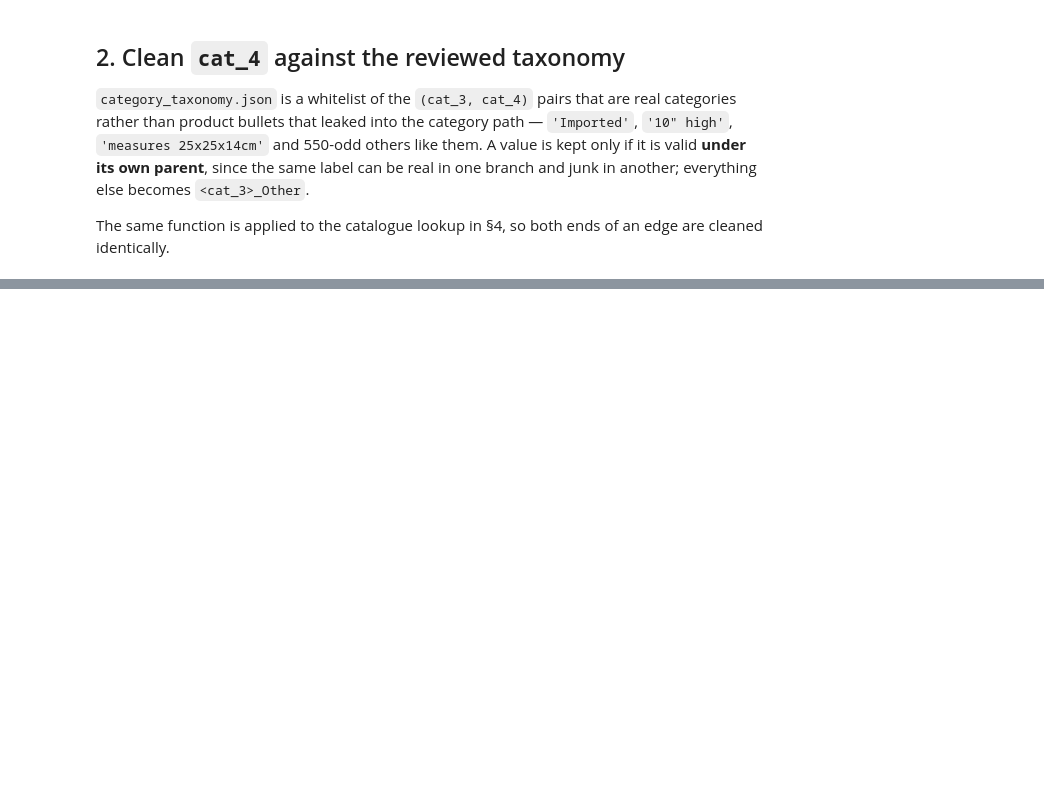
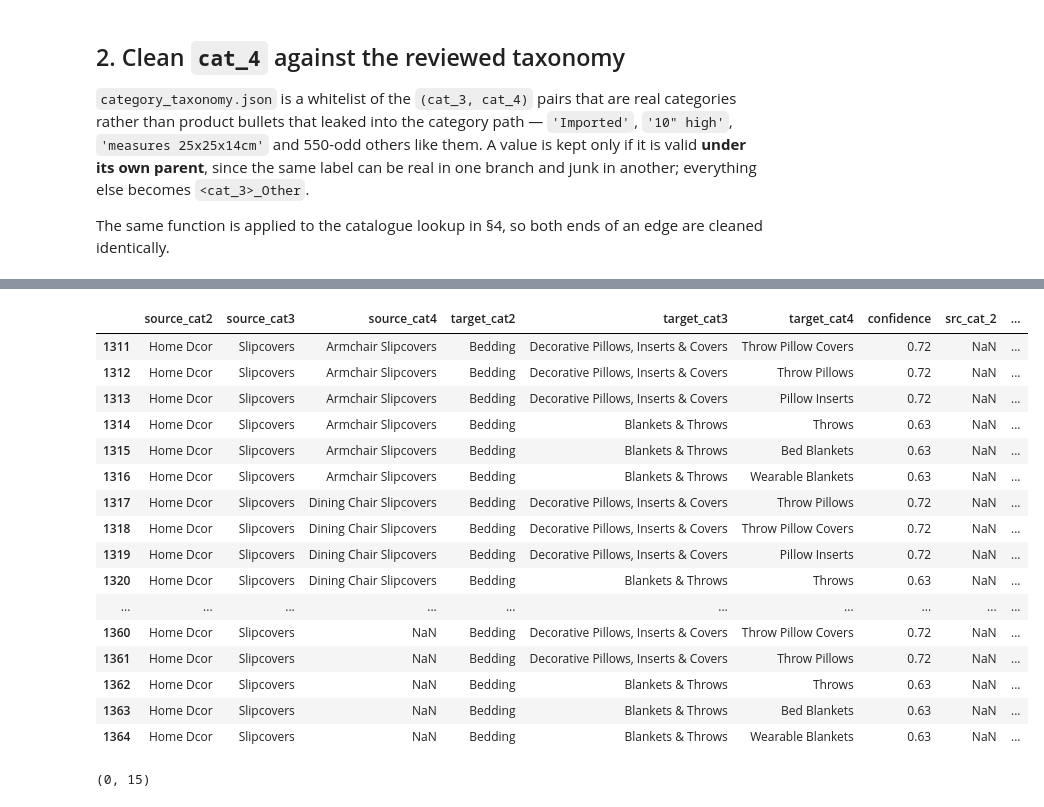
Before and after one commit to flamesmith/RecSystem, a Jupyter notebook: notebooks/complementary_categories.ipynb, the cells around one changed output, grey strips where cells are left out. Cells and saved outputs as stored; diff of their text form; code cells hidden in the pictures; blank space fills up the shorter version.

```diff
--- a/notebooks/complementary_categories.ipynb
+++ b/notebooks/complementary_categories.ipynb
@@ -47,6 +47,7 @@ DATA_DIR = PROJECT_ROOT / "data"
 FEATURES_PATH = DATA_DIR / "df_features.pkl"
 CATALOGUE_PATH = DATA_DIR / "meta_Home_and_Kitchen_filtered.csv"
 TAXONOMY_PATH = DATA_DIR / "category_taxonomy.json"
+CATEGORY_MAP_PATH = DATA_DIR / "complementary_category_map.csv"
 
 # Show every column/variable when displaying a dataframe
 pd.set_option("display.max_columns", None)
@@ -281,0 +389,6 @@ pairs.head(10)
+# %%
+in_catalogue = pairs[pairs["dst_cat_2"] != NOT_IN_CATALOGUE][['src_cat_2', 'src_cat_3', 'src_cat_4', 'dst_cat_2', 'dst_cat_3', 'dst_cat_4']].drop_duplicates()
+
+print(f"resolved edges     : {(pairs['dst_cat_2'] != NOT_IN_CATALOGUE).sum():,}")
+print(f"distinct rows      : {len(in_catalogue):,}")
+in_catalogue
@@ -281,0 +881,49 @@ pairs.head(10)
+# %%
+# Edge counts, so manual checks can weigh a pair by how much traffic is behind
+# it. in_catalogue is deduplicated, so the counts come from `pairs` itself.
+observed_counts = (
+    pairs.loc[pairs["dst_cat_2"] != NOT_IN_CATALOGUE, OBS_COLS].astype(str)
+    .groupby(OBS_COLS, observed=True).size().rename("edges")
+    .reset_index().sort_values("edges", ascending=False)
+)
+MAP_TO_OBS = dict(zip(MAP_COLS, OBS_COLS))
+print(f"observed_counts: {len(observed_counts):,} distinct pairs, "
+      f"{observed_counts['edges'].sum():,} edges")
+
+
+def compare(top=12, **filters):
+    """The map's rules for a slice, next to what the data actually shows there.
+
+    Filter on any map column: compare(source_cat3="Slipcovers"),
+    compare(source_cat2="Furniture", target_cat3="Area Rugs, Runners & Pads").
+    """
+    rules, seen = map_vs_observed, observed_counts
+    for col, val in filters.items():
+        rules = rules[rules[col] == val]
+        seen = seen[seen[MAP_TO_OBS[col]] == val]
+    if not len(rules):
+        print(f"no map rules for {filters}")
+        return seen.head(top)
+
+    testable = rules["source_cat4"].notna() & rules["target_cat4"].notna()
+    print(f"{filters}")
+    print(f"  map rules {len(rules):,} | comparable {testable.sum():,} | "
+          f"matched {rules['matched'].sum():,}"
+          + (f" ({rules.loc[testable, 'matched'].mean():.1%} of comparable)"
+             if testable.any() else ""))
+    print(f"  observed pairs under these branches: {len(seen):,} "
+          f"({seen['edges'].sum():,} edges)")
+
+    print(f"\n-- the map's rules (top {top} by confidence) --")
+    print(rules.sort_values("confidence", ascending=False)
+          .head(top)[MAP_COLS + ["confidence", "matched"]].to_string(index=False))
+    print(f"\n-- what the co-purchase data shows (top {top} by edges) --")
+    print(seen.head(top).to_string(index=False))
+    return rules
+
+
+# A branch the map calls right most of the time, and one it mostly misses.
+compare(source_cat3="Kitchen Utensils & Gadgets", top=6)
+print("\n" + "=" * 100 + "\n")
+compare(source_cat3="Slipcovers", top=6)
+# %% [output]
@@ -281,0 +947,24 @@ pairs.head(10)
+|  | source_cat2 | source_cat3 | source_cat4 | target_cat2 | target_cat3 | target_cat4 | confidence | src_cat_2 | ... |
+| 1311 | Home Dcor | Slipcovers | Armchair Slipcovers | Bedding | Decorative Pillows, Inserts & Covers | Throw Pillow Covers | 0.72 | NaN | ... |
+| 1312 | Home Dcor | Slipcovers | Armchair Slipcovers | Bedding | Decorative Pillows, Inserts & Covers | Throw Pillows | 0.72 | NaN | ... |
+| 1313 | Home Dcor | Slipcovers | Armchair Slipcovers | Bedding | Decorative Pillows, Inserts & Covers | Pillow Inserts | 0.72 | NaN | ... |
+| 1314 | Home Dcor | Slipcovers | Armchair Slipcovers | Bedding | Blankets & Throws | Throws | 0.63 | NaN | ... |
+| 1315 | Home Dcor | Slipcovers | Armchair Slipcovers | Bedding | Blankets & Throws | Bed Blankets | 0.63 | NaN | ... |
+| 1316 | Home Dcor | Slipcovers | Armchair Slipcovers | Bedding | Blankets & Throws | Wearable Blankets | 0.63 | NaN | ... |
+| 1317 | Home Dcor | Slipcovers | Dining Chair Slipcovers | Bedding | Decorative Pillows, Inserts & Covers | Throw Pillows | 0.72 | NaN | ... |
+| 1318 | Home Dcor | Slipcovers | Dining Chair Slipcovers | Bedding | Decorative Pillows, Inserts & Covers | Throw Pillow Covers | 0.72 | NaN | ... |
+| 1319 | Home Dcor | Slipcovers | Dining Chair Slipcovers | Bedding | Decorative Pillows, Inserts & Covers | Pillow Inserts | 0.72 | NaN | ... |
+| 1320 | Home Dcor | Slipcovers | Dining Chair Slipcovers | Bedding | Blankets & Throws | Throws | 0.63 | NaN | ... |
+| ... | ... | ... | ... | ... | ... | ... | ... | ... | ... |
+| 1360 | Home Dcor | Slipcovers | NaN | Bedding | Decorative Pillows, Inserts & Covers | Throw Pillow Covers | 0.72 | NaN | ... |
+| 1361 | Home Dcor | Slipcovers | NaN | Bedding | Decorative Pillows, Inserts & Covers | Throw Pillows | 0.72 | NaN | ... |
+| 1362 | Home Dcor | Slipcovers | NaN | Bedding | Blankets & Throws | Throws | 0.63 | NaN | ... |
+| 1363 | Home Dcor | Slipcovers | NaN | Bedding | Blankets & Throws | Bed Blankets | 0.63 | NaN | ... |
+| 1364 | Home Dcor | Slipcovers | NaN | Bedding | Blankets & Throws | Wearable Blankets | 0.63 | NaN | ... |
+# %%
+# map_vs_observed.shape
+map_vs_observed[(map_vs_observed['source_cat2'] == map_vs_observed['src_cat_2']) &
+                (map_vs_observed['source_cat3'] != map_vs_observed['src_cat_3']) &
+                (map_vs_observed['source_cat4'] != map_vs_observed['src_cat_4'])].shape
+# %% [output]
+(0, 15)
```
Also changed, not shown: parts of 21 cells of this notebook.
